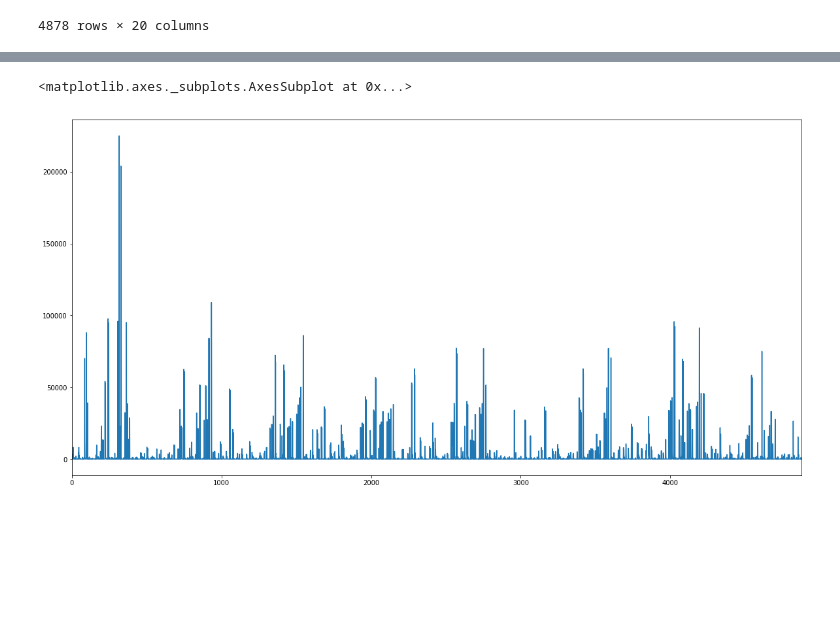
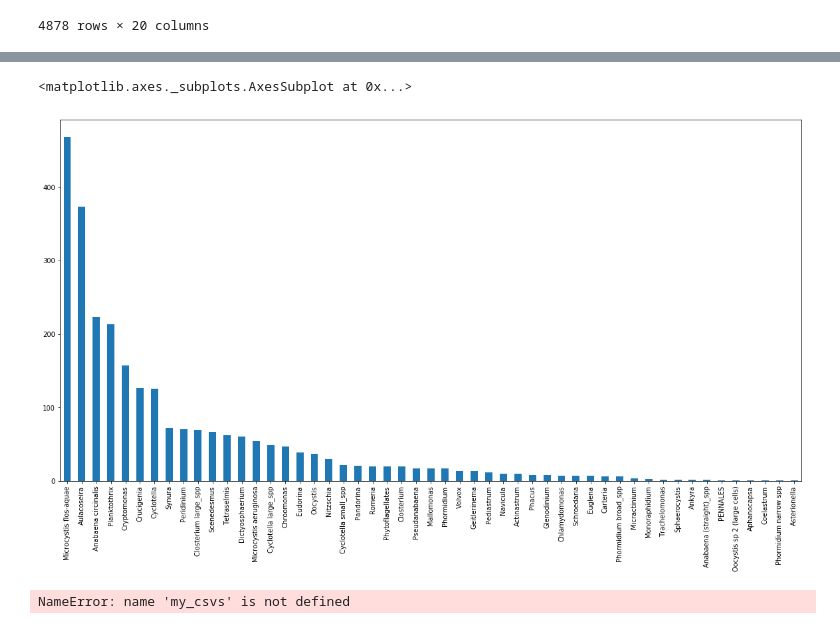
Before and after one commit to Russell0404/Open-Data-Project-, a Jupyter notebook: Water Quality Dataset.ipynb, the cells around one changed output, grey strips where cells are left out. Drawn from its saved outputs; the diff is of its cells as text; code cells hidden in the pictures; blank space fills up the shorter version.

```diff
--- a/Water Quality Dataset.ipynb
+++ b/Water Quality Dataset.ipynb
@@ -143,5 +108,10 @@ my_csvs['Dataset - Water Quality/Torrens_Lake 2014~2015(UTF-8).csv']
+# %%
+phytoplankton = my_csvs['Dataset - Water Quality/Torrens_Lake 2014~2015(UTF-8).csv']["Taxonomy Code"].value_counts()
+phytoplankton[phytoplankton < 500].plot(kind="bar")
+# %% [output]
+<matplotlib.axes._subplots.AxesSubplot at 0x...>
+[figure, added]
 # %%
-my_csvs['Dataset - Water Quality/Torrens_Lake 2014~2015(UTF-8).csv']['Result Value'].plot()
+my_csvs['Dataset - Water Quality/Torrens_Lake 2014~2015(UTF-8).csv']
 # %% [output]
-<matplotlib.axes._subplots.AxesSubplot at 0x...>
+NameError: name 'my_csvs' is not defined
-[figure, removed]
```
Also changed, not shown: parts of 21 cells of this notebook, 13 other files.
